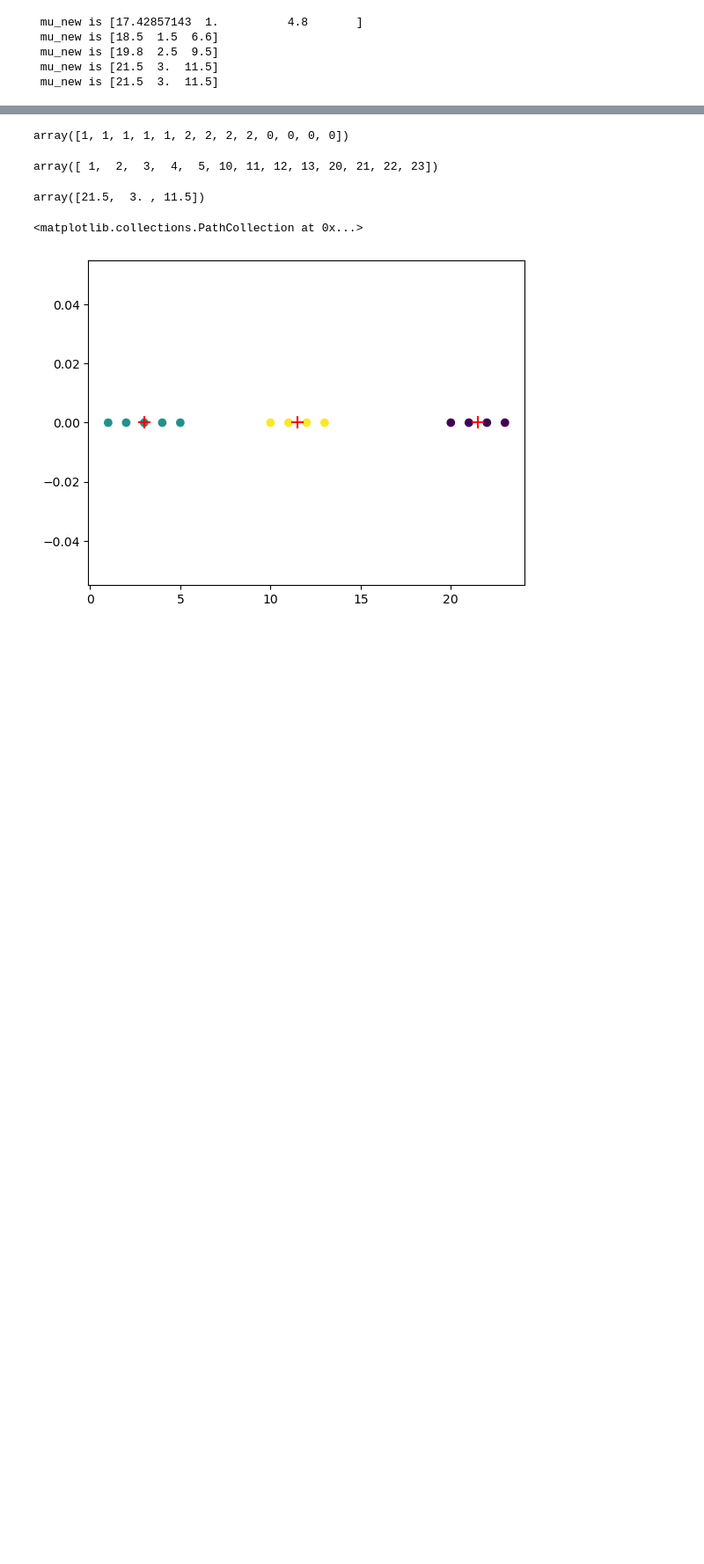
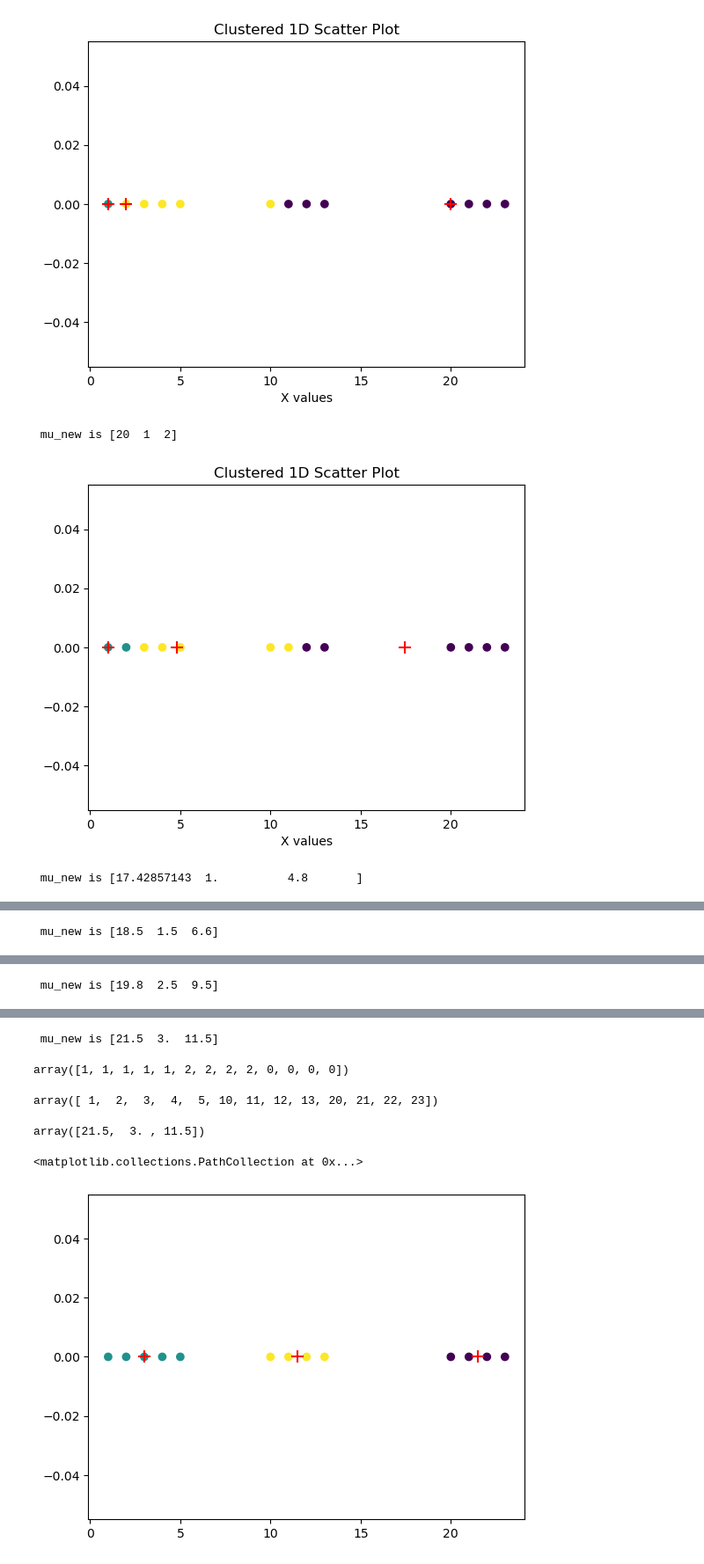
Before and after one commit to aditya5252/Machine-Learning, a Jupyter notebook: code/k-means.ipynb, the cells around one changed output, grey strips where cells are left out. Shown at 88% size. Cells and saved outputs as stored; diff of their text form; code cells hidden in the pictures; blank space fills up the shorter version.

Commit message:
Plotted 1-D data

```diff
--- a/code/k-means.ipynb
+++ b/code/k-means.ipynb
@@ -1,27 +1,38 @@
+# %%
+import matplotlib.pyplot as plt
+
+def plot_data(X,mu):
+    fig, ax = plt.subplots()
+    ax.scatter(X, [0]*len(X), c=index_array,cmap='viridis')
+    ax.scatter(mu,[0]*len(mu),color='red',marker='+',s=100)
+    ax.set_xlabel("X values")
+    ax.set_title("Clustered 1D Scatter Plot")
+    plt.show()
 # %%
 import numpy as np
 K=3
 X=np.array([1,2,3,4,5,10,11,12,13,20,21,22,23])
 # mu_0=[np.mean(X)-np.std(X),np.mean(X),np.mean(X)+np.std(X)]
 mu_new=np.array([20,1,2])
 mu_old=np.ones(3)*np.inf
 count=0
 while np.linalg.norm(mu_old-mu_new)>0.1 and count<100:
     count+=1
     mu_old=mu_new.copy()
+
     # print(count,f' mu_old is {mu_old}')
     R=np.zeros((K,X.shape[0]))
     for i in range((X.shape[0])):
         index=np.argmin([np.linalg.norm(X[i]-mu_old[j]) for j in range(K)])
         R[index,i]=1
     index_array=np.argmax(R, axis=0)
     num=np.matmul(R,X.reshape(-1,1)).reshape(K)
     den=R.sum(axis=1)
+    plot_data(X,mu_new)
+    print(f' mu_new is {mu_new}')
     mu_new= np.divide(num,den,out=np.zeros_like(num, dtype=float),where=(den != 0) & (num != 0))
-    print(f' mu_new is {mu_new}')
 # %% [output]
+[figure, added]
- mu_new is [17.42857143  1.          4.8       ]
- mu_new is [18.5  1.5  6.6]
- mu_new is [19.8  2.5  9.5]
- mu_new is [21.5  3.  11.5]
- mu_new is [21.5  3.  11.5]
+ mu_new is [20  1  2]
+[figure, added]
+ mu_new is [17.42857143  1.          4.8       ]
@@ -27,0 +40 @@ while np.linalg.norm(mu_old-mu_new)>0.1 and count<100:
+ mu_new is [18.5  1.5  6.6]
@@ -27,0 +42 @@ while np.linalg.norm(mu_old-mu_new)>0.1 and count<100:
+ mu_new is [19.8  2.5  9.5]
@@ -28,3 +44,4 @@ while np.linalg.norm(mu_old-mu_new)>0.1 and count<100:
+ mu_new is [21.5  3.  11.5]
 # %%
 index_array
 # %% [output]
```
Also changed, not shown: parts of 4 cells of this notebook.
